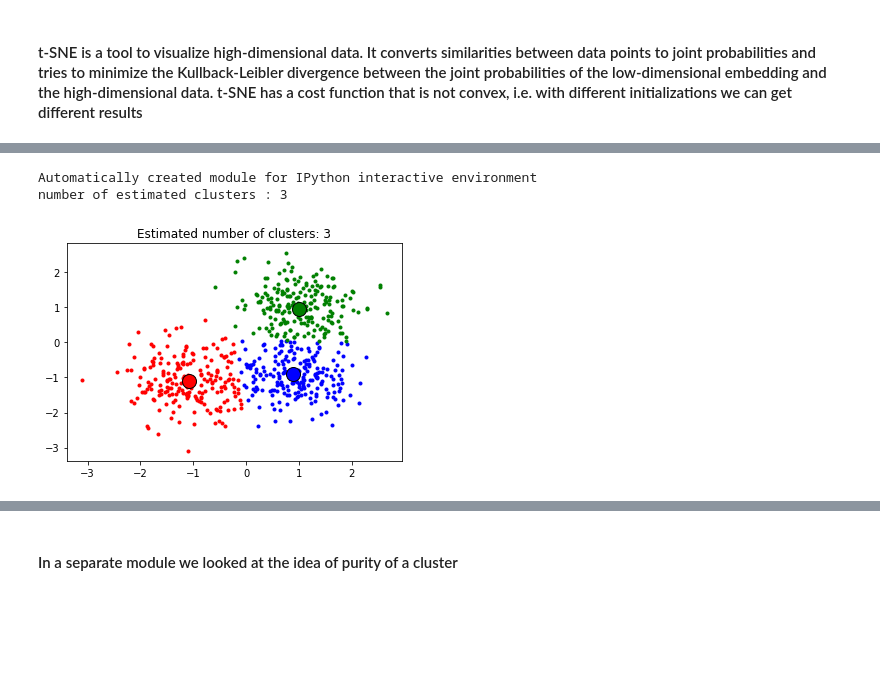
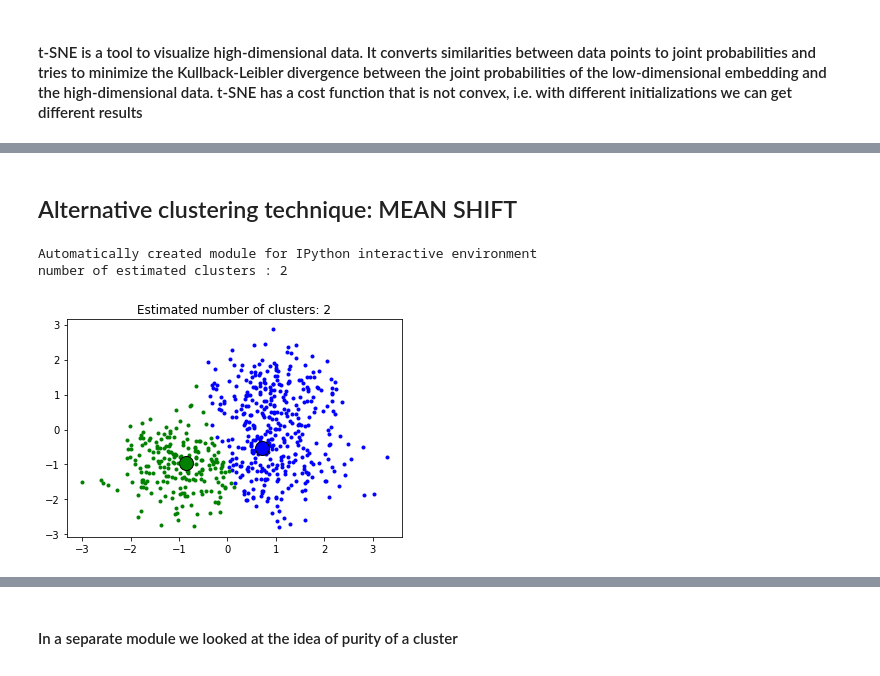
Before and after one commit to 110900/dmdm, a Jupyter notebook: etivity-3dm.ipynb, the cells around one changed output, grey strips where cells are left out. Cells and saved outputs as stored; diff of their text form; code cells hidden in the pictures; blank space fills up the shorter version.

```diff
--- a/etivity-3dm.ipynb
+++ b/etivity-3dm.ipynb
@@ -156,3 +283,5 @@ clustering_scatterplot(points=XYcoordinates[:-k,:],
+# %% [markdown]
+  ## Alternative clustering technique: MEAN SHIFT
 # %%
 
 print(__doc__)
@@ -162,9 +291,9 @@ from sklearn.cluster import MeanShift, estimate_bandwidth
 from sklearn.datasets import make_blobs
 
 # #############################################################################
-# Generate sample data
+#  Data
 centers = [[1, 1], [-1, -1], [1, -1]]
-data, _ = make_blobs(n_samples=614, centers=centers, cluster_std=0.6)
+data, _ = make_blobs(n_samples=614, centers=centers, cluster_std=0.7)
 
 # #############################################################################
 # Compute clustering with MeanShift
@@ -174,32 +303,32 @@ bandwidth = estimate_bandwidth(data, quantile=0.2, n_samples=614)
 
 ms = MeanShift(bandwidth=bandwidth, bin_seeding=True)
 ms.fit(data)
 labels = ms.labels_
 cluster_centers = ms.cluster_centers_
 
 labels_unique = np.unique(labels)
 n_clusters_ = len(labels_unique)
 
 print("number of estimated clusters : %d" % n_clusters_)
 
 # #############################################################################
 # Plot result
 import matplotlib.pyplot as plt
 from itertools import cycle
 
 plt.figure(1)
 plt.clf()
 
 colors = cycle('bgrcmykbgrcmykbgrcmykbgrcmyk')
 for k, col in zip(range(n_clusters_), colors):
     my_members = labels == k
     cluster_center = cluster_centers[k]
     plt.plot(data[my_members, 0], data[my_members, 1], col + '.')
     plt.plot(cluster_center[0], cluster_center[1], 'o', markerfacecolor=col,
              markeredgecolor='k', markersize=14)
 plt.title('Estimated number of clusters: %d' % n_clusters_)
 plt.show()
 # %% [output]
 Automatically created module for IPython interactive environment
-number of estimated clusters : 3
+number of estimated clusters : 2
-[figure, old version]
+[figure, new version]
```
Also changed, not shown: parts of 42 cells of this notebook.
